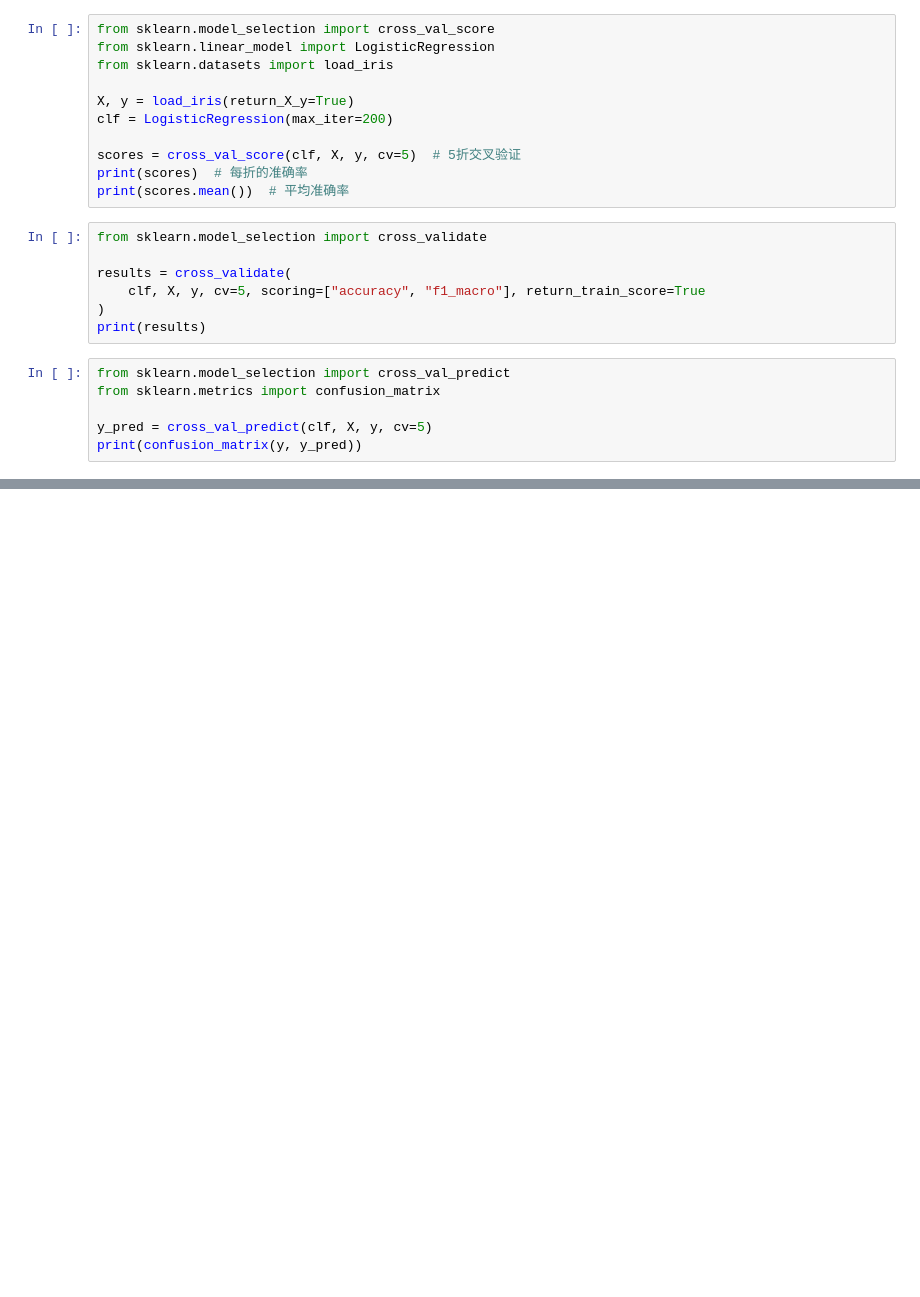
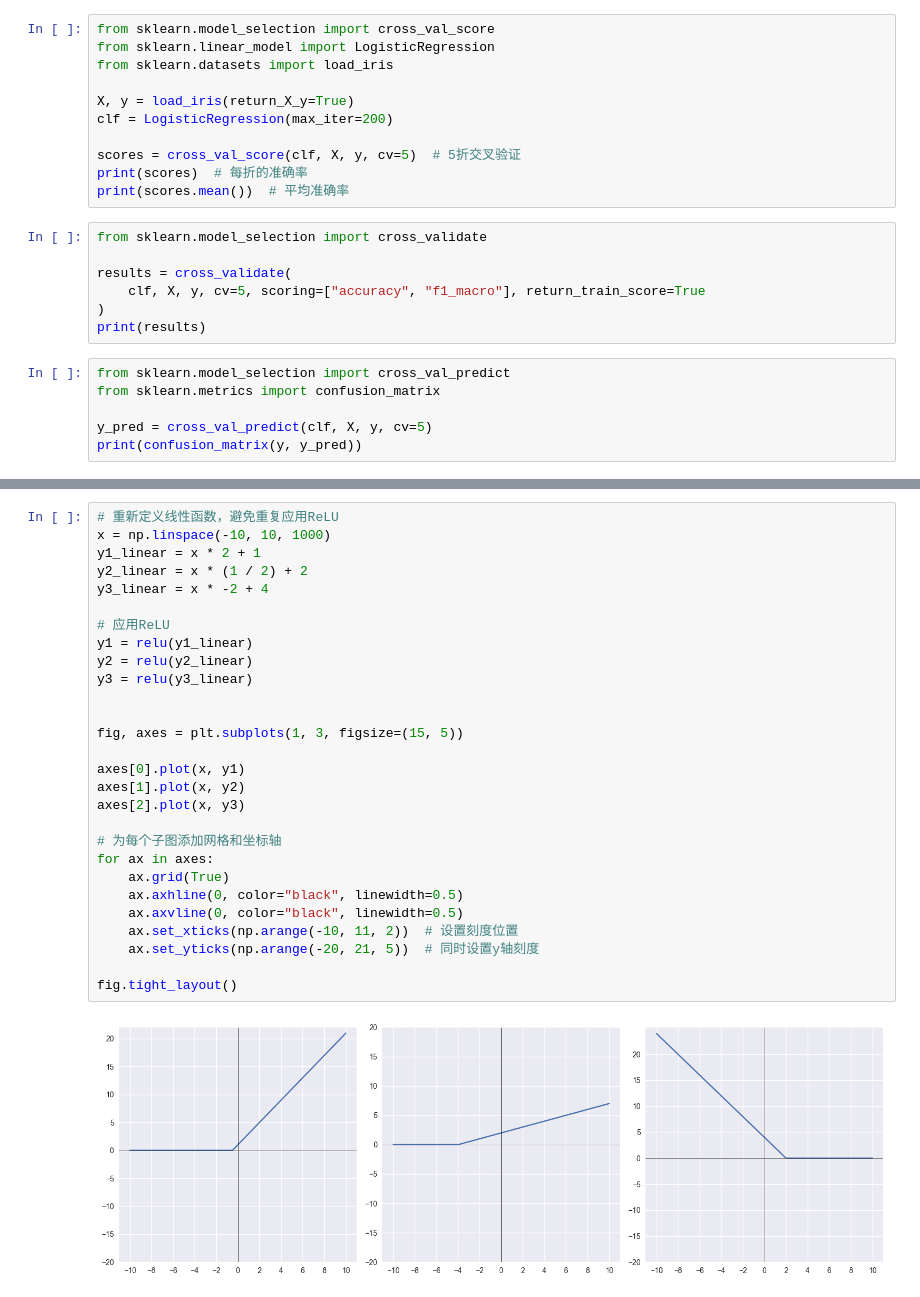
Before and after one commit to LandonZhang/modulesLearn, a Jupyter notebook: scikit-learn/scikit-learn.ipynb, the cells around one changed output, grey strips where cells are left out. Drawn from its saved outputs; the diff is of its cells as text; blank space fills up the shorter version.

```diff
--- a/scikit-learn/scikit-learn.ipynb
+++ b/scikit-learn/scikit-learn.ipynb
@@ -211,0 +254,30 @@ print(confusion_matrix(y, y_pred))
+# %%
+# 重新定义线性函数，避免重复应用ReLU
+x = np.linspace(-10, 10, 1000)
+y1_linear = x * 2 + 1
+y2_linear = x * (1 / 2) + 2
+y3_linear = x * -2 + 4
+
+# 应用ReLU
+y1 = relu(y1_linear)
+y2 = relu(y2_linear)
+y3 = relu(y3_linear)
+
+
+fig, axes = plt.subplots(1, 3, figsize=(15, 5))
+
+axes[0].plot(x, y1)
+axes[1].plot(x, y2)
+axes[2].plot(x, y3)
+
+# 为每个子图添加网格和坐标轴
+for ax in axes:
+    ax.grid(True)
+    ax.axhline(0, color="black", linewidth=0.5)
+    ax.axvline(0, color="black", linewidth=0.5)
+    ax.set_xticks(np.arange(-10, 11, 2))  # 设置刻度位置
+    ax.set_yticks(np.arange(-20, 21, 5))  # 同时设置y轴刻度
+
+fig.tight_layout()
+# %% [output]
+[figure, added]
```
Also changed, not shown: parts of 5 cells of this notebook, 54 other files.
